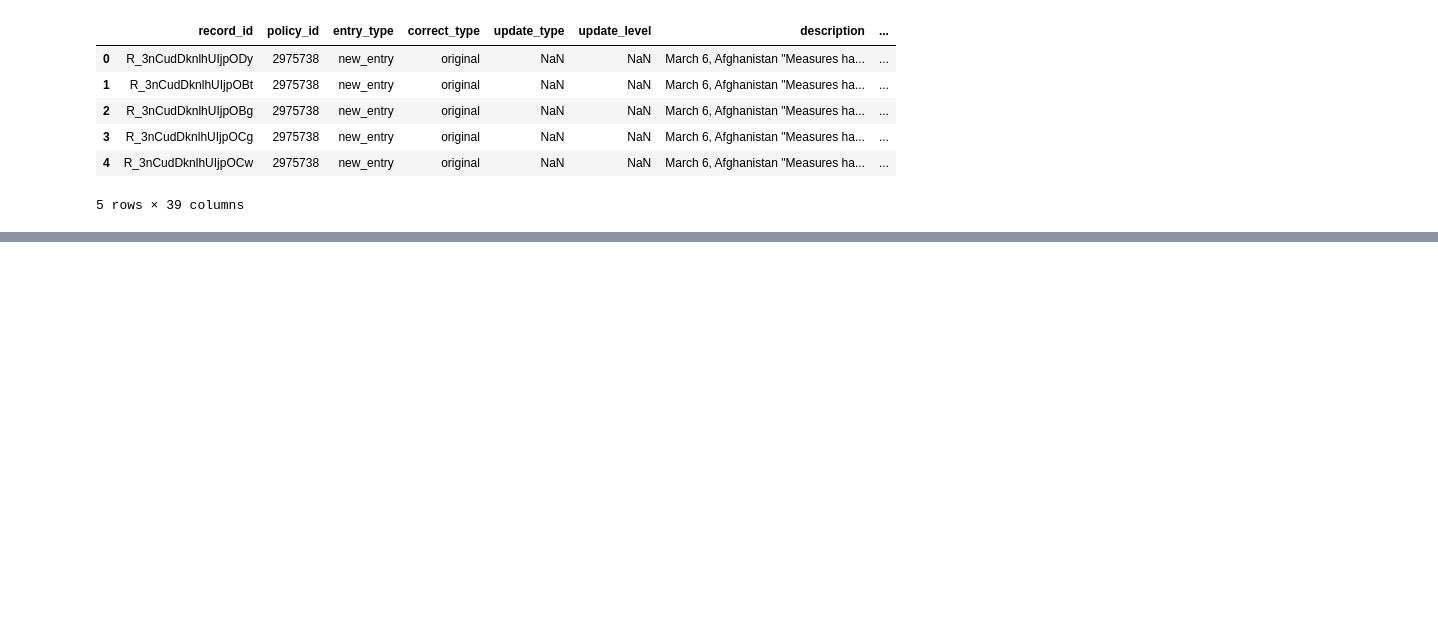
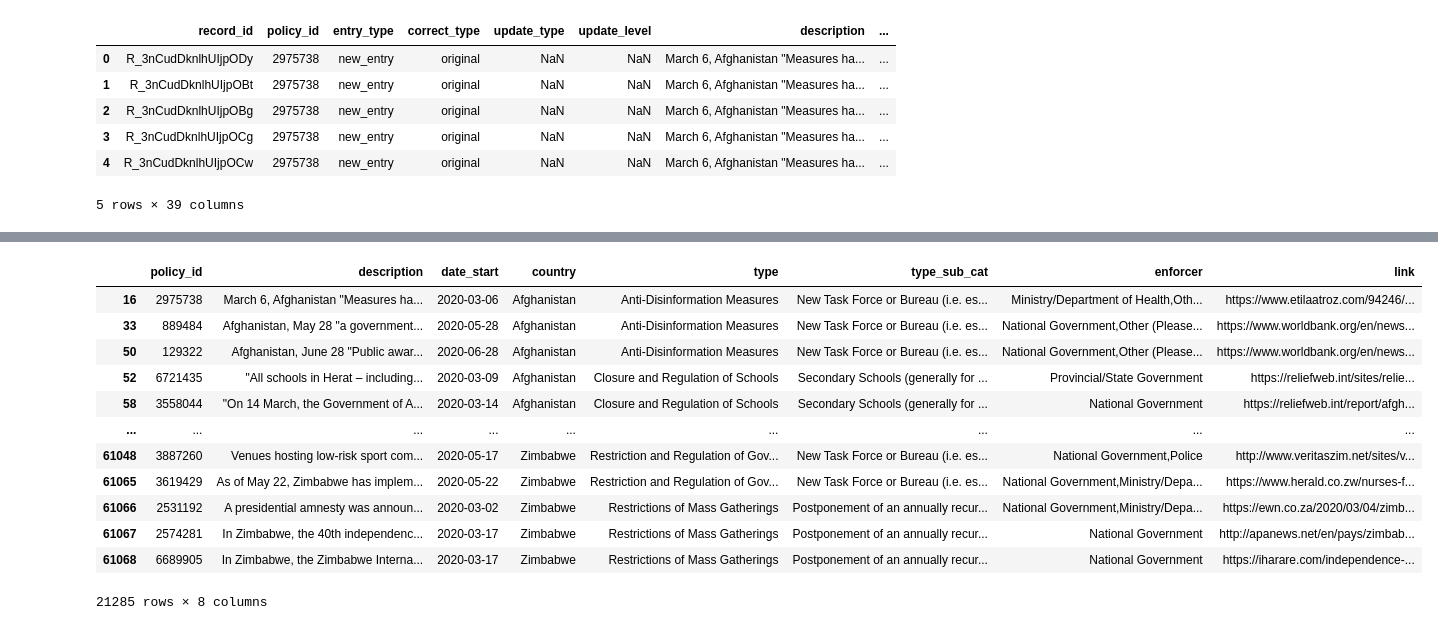
Before and after one commit to Kpearson72/etl-project-team4, a Jupyter notebook: Karen_working_directory/Karen_working_notebook.ipynb, the cells around one changed output, grey strips where cells are left out. Drawn from its saved outputs; the diff is of its cells as text; code cells hidden in the pictures; blank space fills up the shorter version.

Commit message:
adding code to notebook to clean data

```diff
--- a/Karen_working_directory/Karen_working_notebook.ipynb
+++ b/Karen_working_directory/Karen_working_notebook.ipynb
@@ -23,0 +172,4 @@ gov_df.head()
+# %%
+# Drop rows that do not contain a URL
+gov_df_drop=gov_df_drop[gov_df_drop['link'].str.contains('http')]
+gov_df_drop.head()
@@ -23,0 +195,4 @@ gov_df.head()
+# %%
+# Keeping rows that have a enforcer mentioned
+gov_df_drop=gov_df_drop.dropna(subset=['enforcer'])
+gov_df_drop.head()
@@ -23,0 +218,4 @@ gov_df.head()
+# %%
+# Drop rows that contain nothing in the description column
+gov_df_drop=gov_df_drop[gov_df_drop['description'].str.contains(' ')]
+gov_df_drop.head()
@@ -23,0 +229,18 @@ gov_df.head()
+# %%
+# keep the last row of duplicates
+clean_gov_df=gov_df_drop.drop_duplicates(subset=['policy_id'], keep='last')
+clean_gov_df
+# %% [output]
+|  | policy_id | description | date_start | country | type | type_sub_cat | enforcer | link |
+| 16 | 2975738 | March 6, Afghanistan "Measures ha... | 2020-03-06 | Afghanistan | Anti-Disinformation Measures | New Task Force or Bureau (i.e. es... | Ministry/Department of Health,Oth... | https://www.etilaatroz.com/94246/... |
+| 33 | 889484 | Afghanistan, May 28 "a government... | 2020-05-28 | Afghanistan | Anti-Disinformation Measures | New Task Force or Bureau (i.e. es... | National Government,Other (Please... | https://www.worldbank.org/en/news... |
+| 50 | 129322 | Afghanistan, June 28 "Public awar... | 2020-06-28 | Afghanistan | Anti-Disinformation Measures | New Task Force or Bureau (i.e. es... | National Government,Other (Please... | https://www.worldbank.org/en/news... |
+| 52 | 6721435 | "All schools in Herat – including... | 2020-03-09 | Afghanistan | Closure and Regulation of Schools | Secondary Schools (generally for ... | Provincial/State Government | https://reliefweb.int/sites/relie... |
+| 58 | 3558044 | "On 14 March, the Government of A... | 2020-03-14 | Afghanistan | Closure and Regulation of Schools | Secondary Schools (generally for ... | National Government | https://reliefweb.int/report/afgh... |
+| ... | ... | ... | ... | ... | ... | ... | ... | ... |
+| 61048 | 3887260 | Venues hosting low-risk sport com... | 2020-05-17 | Zimbabwe | Restriction and Regulation of Gov... | New Task Force or Bureau (i.e. es... | National Government,Police | http://www.veritaszim.net/sites/v... |
+| 61065 | 3619429 | As of May 22, Zimbabwe has implem... | 2020-05-22 | Zimbabwe | Restriction and Regulation of Gov... | New Task Force or Bureau (i.e. es... | National Government,Ministry/Depa... | https://www.herald.co.zw/nurses-f... |
+| 61066 | 2531192 | A presidential amnesty was announ... | 2020-03-02 | Zimbabwe | Restrictions of Mass Gatherings | Postponement of an annually recur... | National Government,Ministry/Depa... | https://ewn.co.za/2020/03/04/zimb... |
+| 61067 | 2574281 | In Zimbabwe, the 40th independenc... | 2020-03-17 | Zimbabwe | Restrictions of Mass Gatherings | Postponement of an annually recur... | National Government | http://apanews.net/en/pays/zimbab... |
+| 61068 | 6689905 | In Zimbabwe, the Zimbabwe Interna... | 2020-03-17 | Zimbabwe | Restrictions of Mass Gatherings | Postponement of an annually recur... | National Government | https://iharare.com/independence-... |
+21285 rows × 8 columns
```
Also changed, not shown: parts of 20 cells of this notebook.
